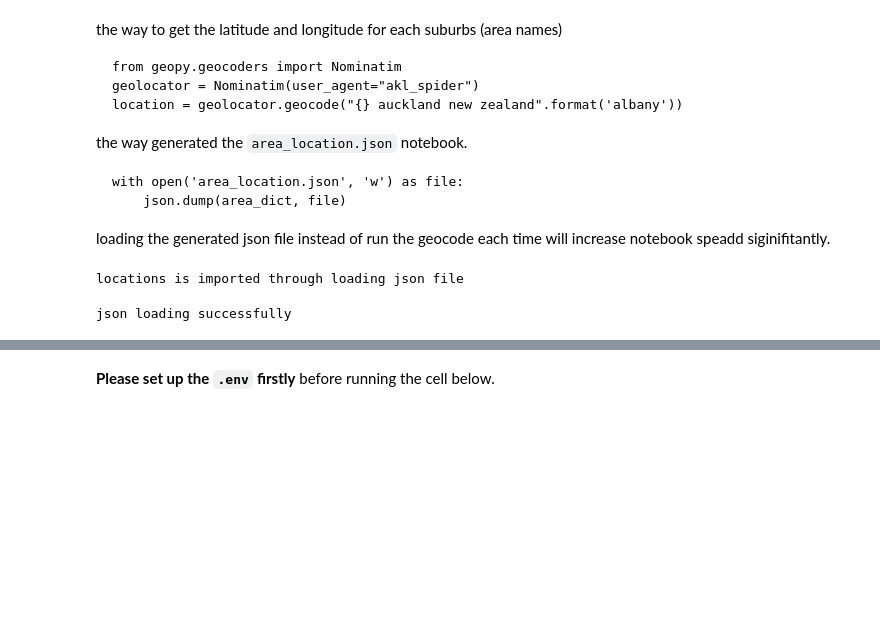
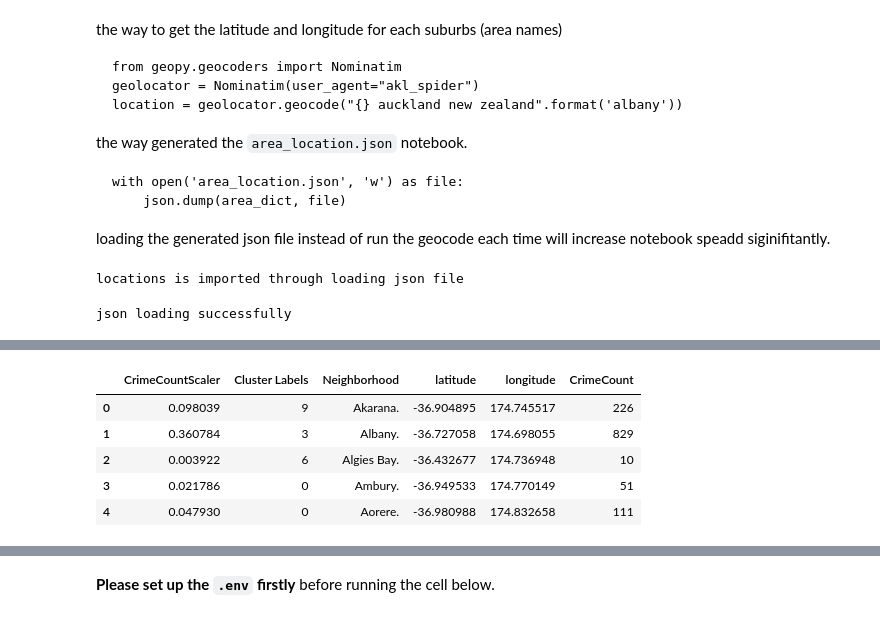
Before and after one commit to tim-hub/Coursera_Capstone, a Jupyter notebook: week5-notebook.ipynb, the cells around one changed output, grey strips where cells are left out. Saved outputs shown, nothing was run; the diff lists cells and outputs as text; code cells hidden in the pictures; blank space fills up the shorter version.

```diff
--- a/week5-notebook.ipynb
+++ b/week5-notebook.ipynb
@@ -182,0 +241,2 @@ now we have 69507 rows in the table for the next step
+# %%
+df_borough=df_borough.drop(['Meshblock', 'Occurrence Hour Of Day'], axis=1).reset_index().rename(columns={'Area Unit': 'Neighborhood'})
@@ -182,0 +245,12 @@ now we have 69507 rows in the table for the next step
+# %%
+from sklearn.cluster import KMeans
+# set number of clusters
+kclusters = 10
+
+df_to_cluster = df_borough.drop(['Neighborhood','CrimeCount'], 1)
+
+# run k-means clustering
+kmeans = KMeans(n_clusters=kclusters, random_state=0).fit(df_to_cluster)
+
+# check cluster labels generated for each row in the dataframe
+kmeans.labels_[0:10]
@@ -182,0 +259,4 @@ now we have 69507 rows in the table for the next step
+# %%
+# join cluster label to the data framke
+df_inserted = df_borough
+df_inserted.insert(0, 'Cluster Labels', kmeans.labels_)
@@ -182,0 +272,19 @@ now we have 69507 rows in the table for the next step
+# %%
+import pandas as pd
+from sklearn import preprocessing
+# scale the CrimeCount to 0 to 1
+
+x = df_inserted[['CrimeCount']] #returns a numpy array
+min_max_scaler = preprocessing.MinMaxScaler()
+x_scaled = min_max_scaler.fit_transform(x)
+df_scaled = pd.DataFrame(x_scaled)
+# %%
+df_inserted.insert(0, 'CrimeCountScaler', df_scaled[0])
+df_inserted.head()
+# %% [output]
+|  | CrimeCountScaler | Cluster Labels | Neighborhood | latitude | longitude | CrimeCount |
+| 0 | 0.098039 | 9 | Akarana. | -36.904895 | 174.745517 | 226 |
+| 1 | 0.360784 | 3 | Albany. | -36.727058 | 174.698055 | 829 |
+| 2 | 0.003922 | 6 | Algies Bay. | -36.432677 | 174.736948 | 10 |
+| 3 | 0.021786 | 0 | Ambury. | -36.949533 | 174.770149 | 51 |
+| 4 | 0.047930 | 0 | Aorere. | -36.980988 | 174.832658 | 111 |
```
Also changed, not shown: parts of 25 cells of this notebook.
